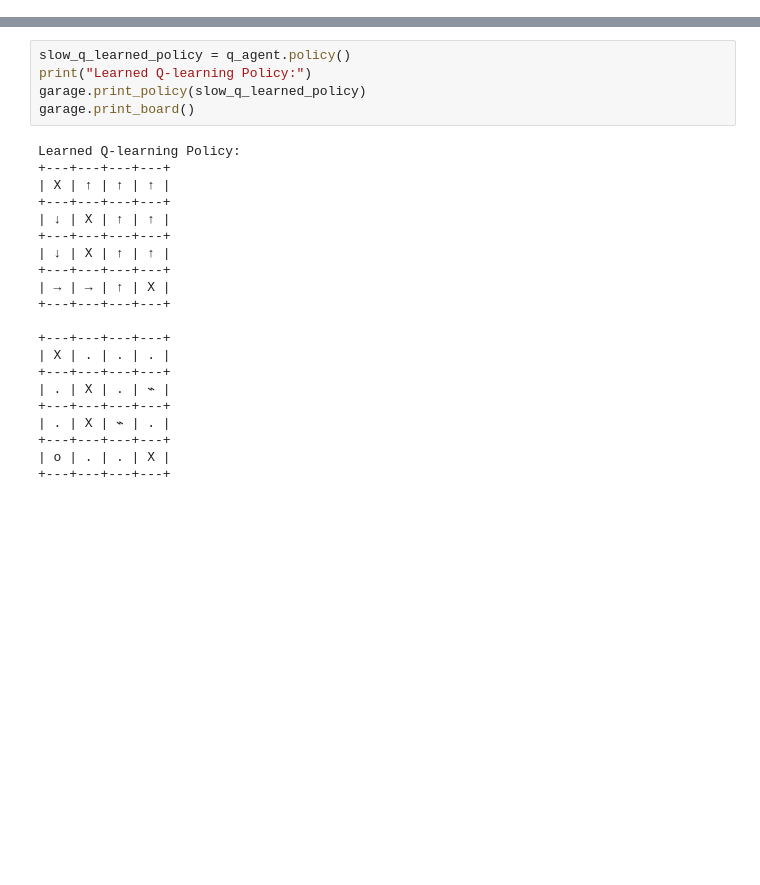
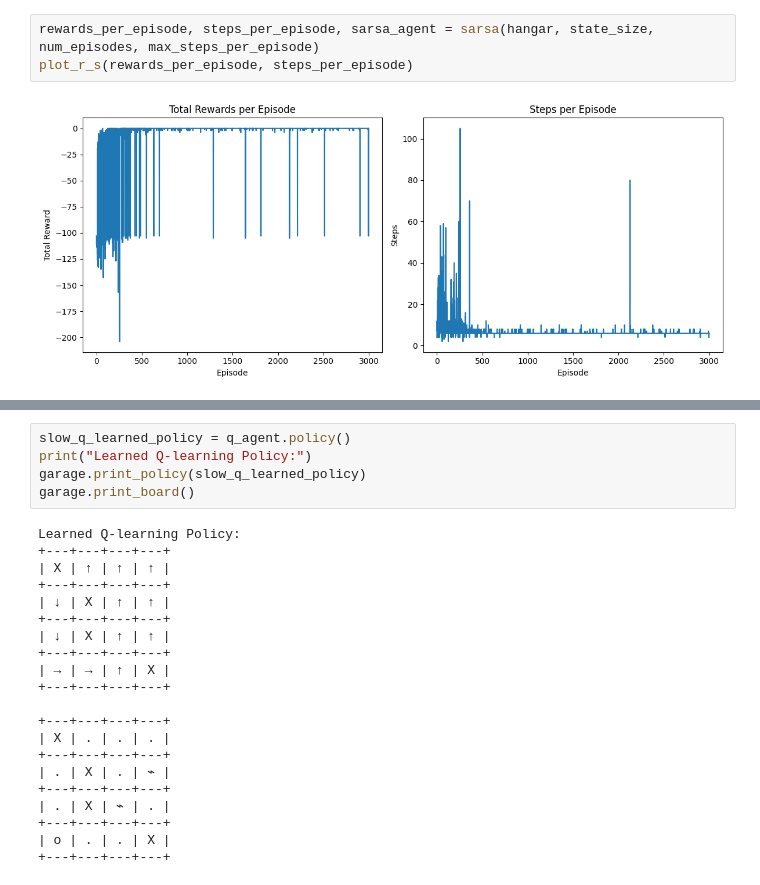
Before and after one commit to NotTheStallion/RL_models, a Jupyter notebook: advanced_demo.ipynb, the cells around one changed output, grey strips where cells are left out. Saved outputs shown, nothing was run; the diff lists cells and outputs as text; blank space fills up the shorter version.

```diff
--- a/advanced_demo.ipynb
+++ b/advanced_demo.ipynb
@@ -138,0 +179,5 @@ Learned Q-learning Policy:
+# %%
+rewards_per_episode, steps_per_episode, sarsa_agent = sarsa(hangar, state_size, num_episodes, max_steps_per_episode)
+plot_r_s(rewards_per_episode, steps_per_episode)
+# %% [output]
+[figure, added]
```
Also changed, not shown: parts of 21 cells of this notebook, 2 other files.
